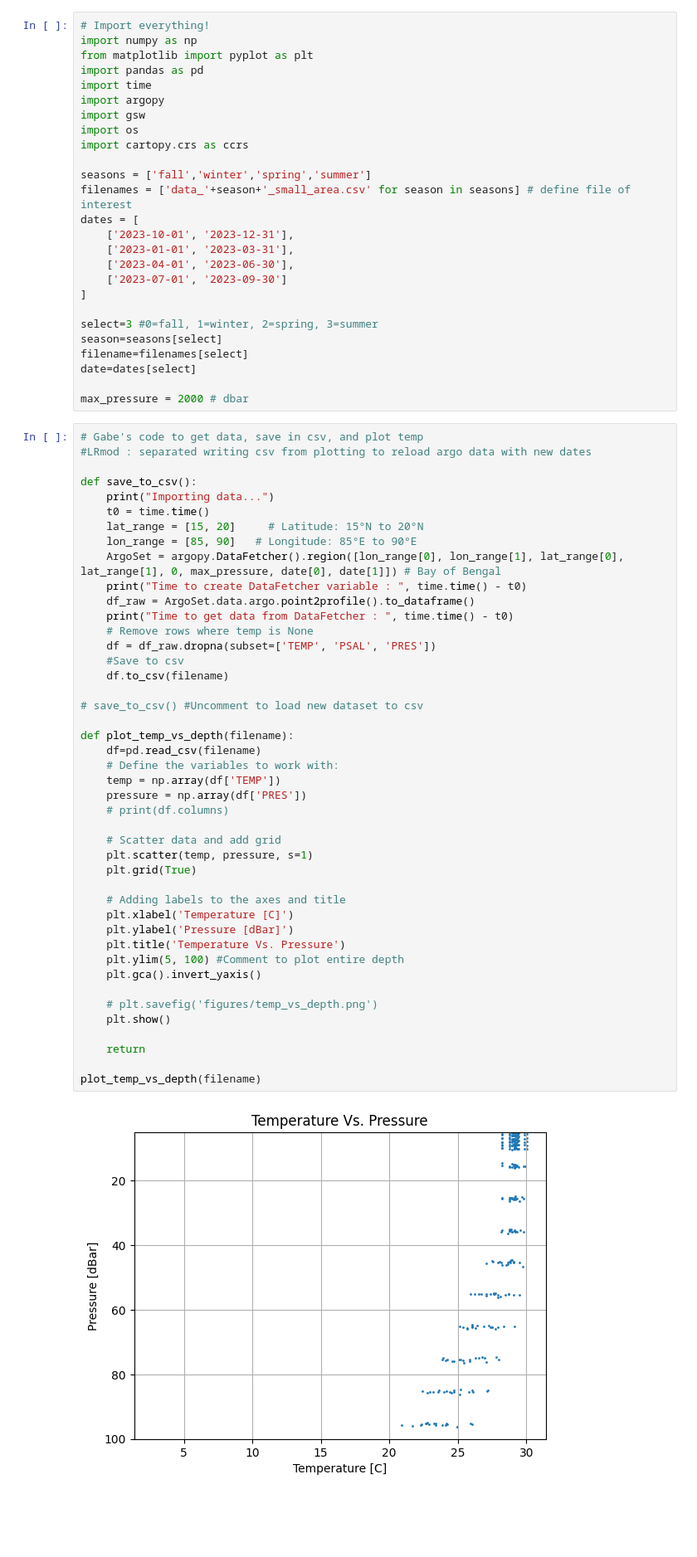
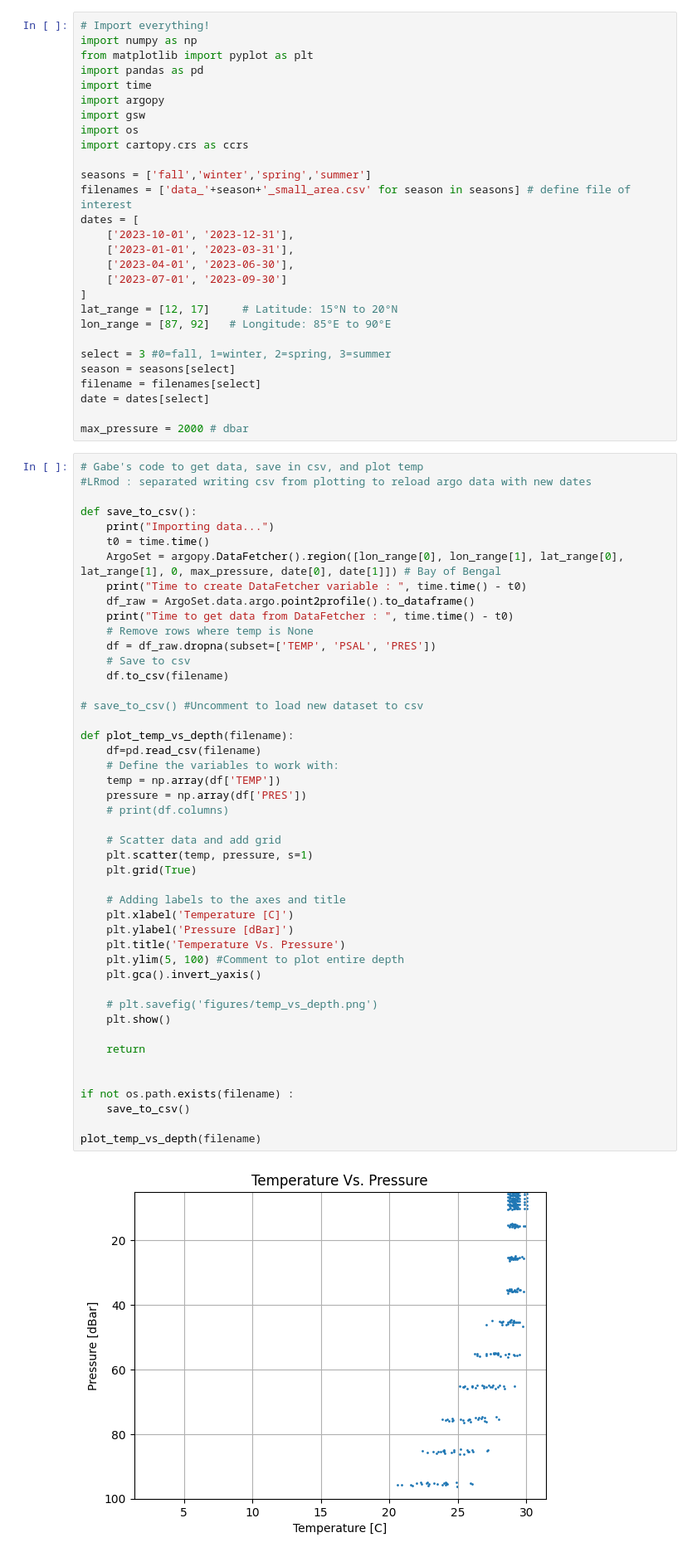
Before and after one commit to gabegekas/sioc210_data_project, a Jupyter notebook: gabe_workspace.ipynb, the cells around one changed output. Shown: that part at 83% size. Drawn from its saved outputs; the diff is of its cells as text; blank space fills up the shorter version.

```diff
--- a/gabe_workspace.ipynb
+++ b/gabe_workspace.ipynb
@@ -17,11 +17,13 @@ dates = [
     ['2023-04-01', '2023-06-30'],
     ['2023-07-01', '2023-09-30']
 ]
+lat_range = [12, 17]     # Latitude: 15°N to 20°N
+lon_range = [87, 92]   # Longitude: 85°E to 90°E
 
-select=3 #0=fall, 1=winter, 2=spring, 3=summer
-season=seasons[select]
-filename=filenames[select]
-date=dates[select]
+select = 3 #0=fall, 1=winter, 2=spring, 3=summer
+season = seasons[select]
+filename = filenames[select]
+date = dates[select]
 
 max_pressure = 2000 # dbar
 # %%
@@ -31,45 +33,47 @@ max_pressure = 2000 # dbar
 def save_to_csv():
     print("Importing data...")
     t0 = time.time()
-    lat_range = [15, 20]     # Latitude: 15°N to 20°N
-    lon_range = [85, 90]   # Longitude: 85°E to 90°E
     ArgoSet = argopy.DataFetcher().region([lon_range[0], lon_range[1], lat_range[0], lat_range[1], 0, max_pressure, date[0], date[1]]) # Bay of Bengal
     print("Time to create DataFetcher variable : ", time.time() - t0)
     df_raw = ArgoSet.data.argo.point2profile().to_dataframe()
     print("Time to get data from DataFetcher : ", time.time() - t0)
     # Remove rows where temp is None
     df = df_raw.dropna(subset=['TEMP', 'PSAL', 'PRES'])
-    #Save to csv
+    # Save to csv
     df.to_csv(filename)
 
 # save_to_csv() #Uncomment to load new dataset to csv
 
 def plot_temp_vs_depth(filename):
     df=pd.read_csv(filename)
     # Define the variables to work with:
     temp = np.array(df['TEMP'])
     pressure = np.array(df['PRES'])
     # print(df.columns)
 
     # Scatter data and add grid
     plt.scatter(temp, pressure, s=1)
     plt.grid(True)
 
     # Adding labels to the axes and title
     plt.xlabel('Temperature [C]')
     plt.ylabel('Pressure [dBar]')
     plt.title('Temperature Vs. Pressure')
     plt.ylim(5, 100) #Comment to plot entire depth
     plt.gca().invert_yaxis()
 
     # plt.savefig('figures/temp_vs_depth.png')
     plt.show()
 
     return
 
+
+if not os.path.exists(filename) :
+    save_to_csv()
+
 plot_temp_vs_depth(filename)
 # %% [output]
-[figure, old version]
+[figure, new version]
 # %%
 def load_csv(filepath):
     # Load the data from the CSV file
```
Also changed, not shown: parts of 4 cells of this notebook.
